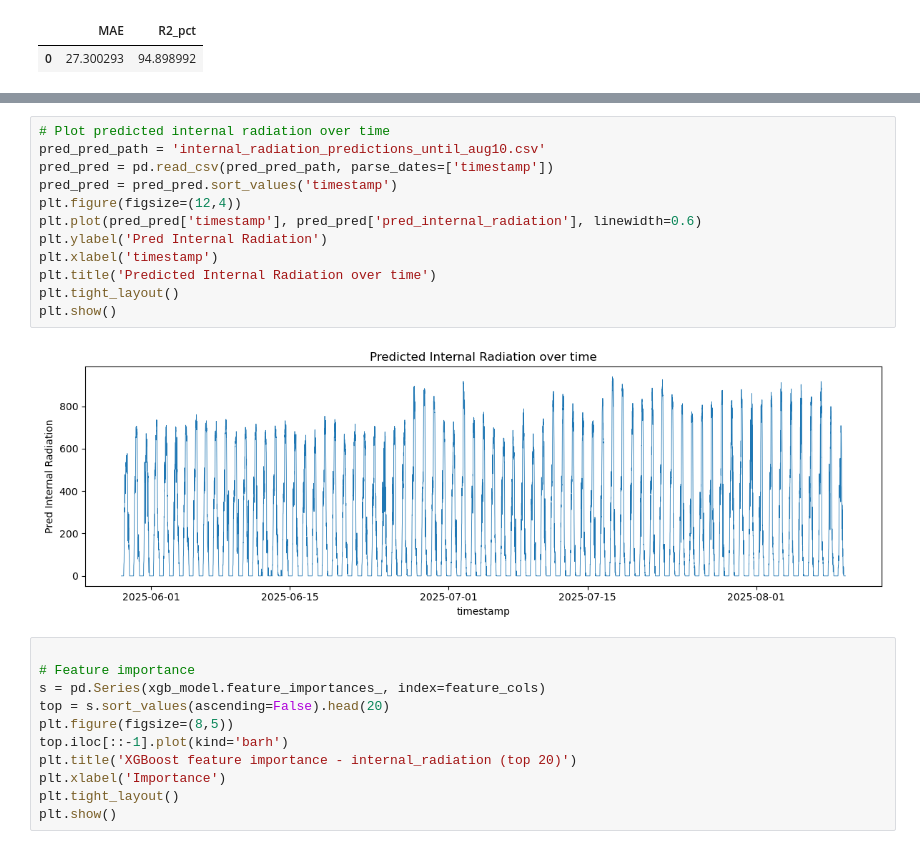
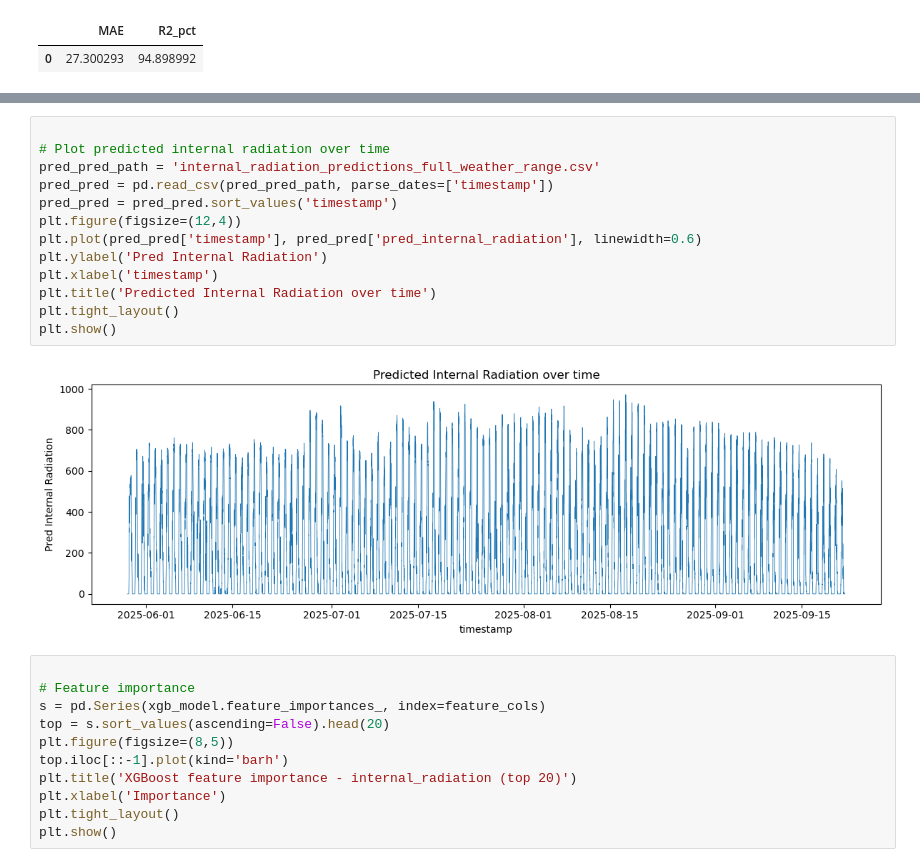
Before and after one commit to EliyahuEden/final_data_file, a Jupyter notebook: micro_climate_internal_radiation_model.ipynb, the cells around one changed output, grey strips where cells are left out. Saved outputs shown, nothing was run; the diff lists cells and outputs as text.

```diff
--- a/micro_climate_internal_radiation_model.ipynb
+++ b/micro_climate_internal_radiation_model.ipynb
@@ -218,17 +226,18 @@ Saved predictions to internal_radiation_predictions_until_aug10.csv
 # %%
+
 # Plot predicted internal radiation over time
-pred_pred_path = 'internal_radiation_predictions_until_aug10.csv'
+pred_pred_path = 'internal_radiation_predictions_full_weather_range.csv'
 pred_pred = pd.read_csv(pred_pred_path, parse_dates=['timestamp'])
 pred_pred = pred_pred.sort_values('timestamp')
 plt.figure(figsize=(12,4))
 plt.plot(pred_pred['timestamp'], pred_pred['pred_internal_radiation'], linewidth=0.6)
 plt.ylabel('Pred Internal Radiation')
 plt.xlabel('timestamp')
 plt.title('Predicted Internal Radiation over time')
 plt.tight_layout()
 plt.show()
 # %% [output]
-[figure, old version]
+[figure, new version]
 # %%
 
 # Feature importance
```
Also changed, not shown: parts of 1 cell of this notebook, 8 other files.
